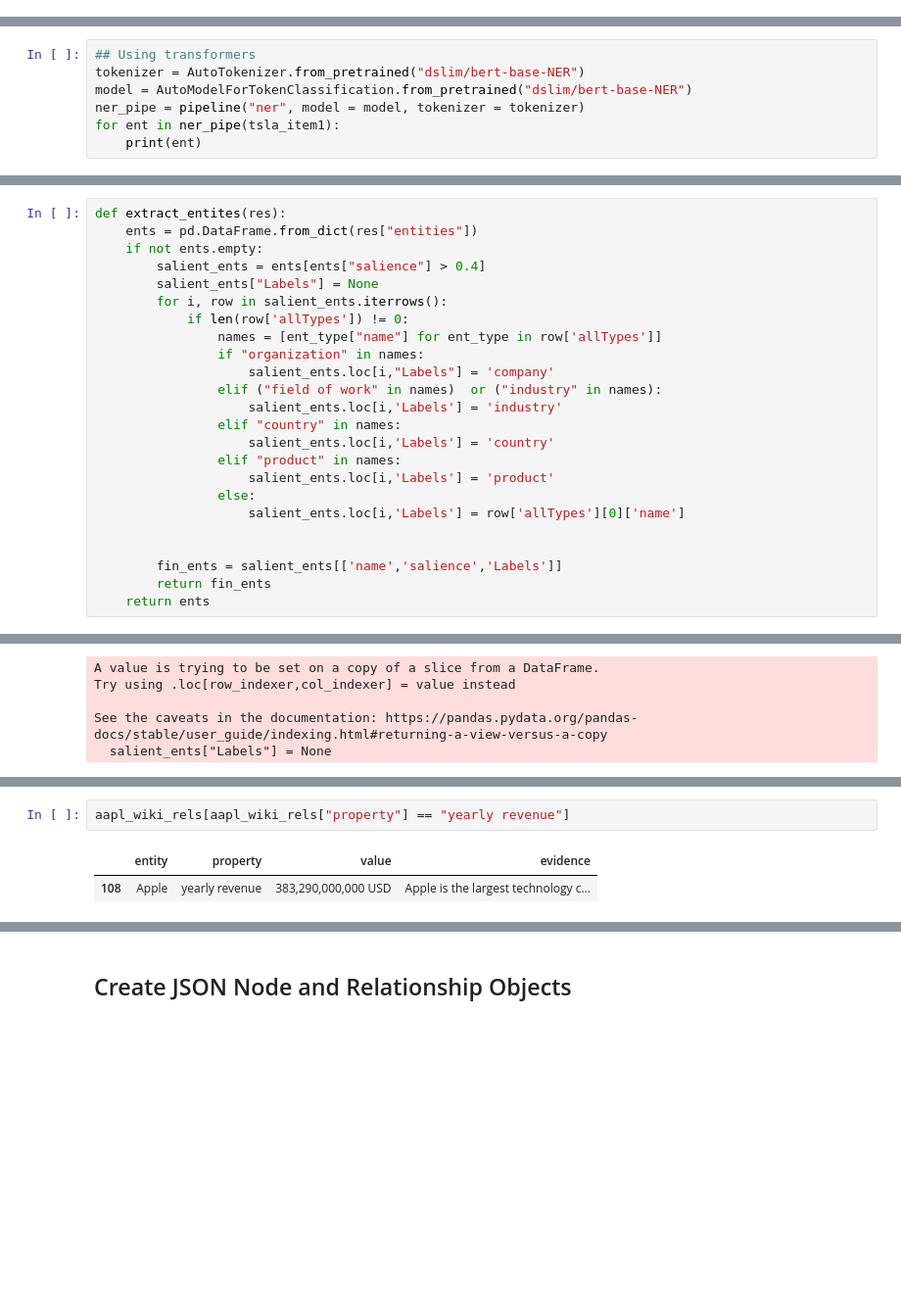
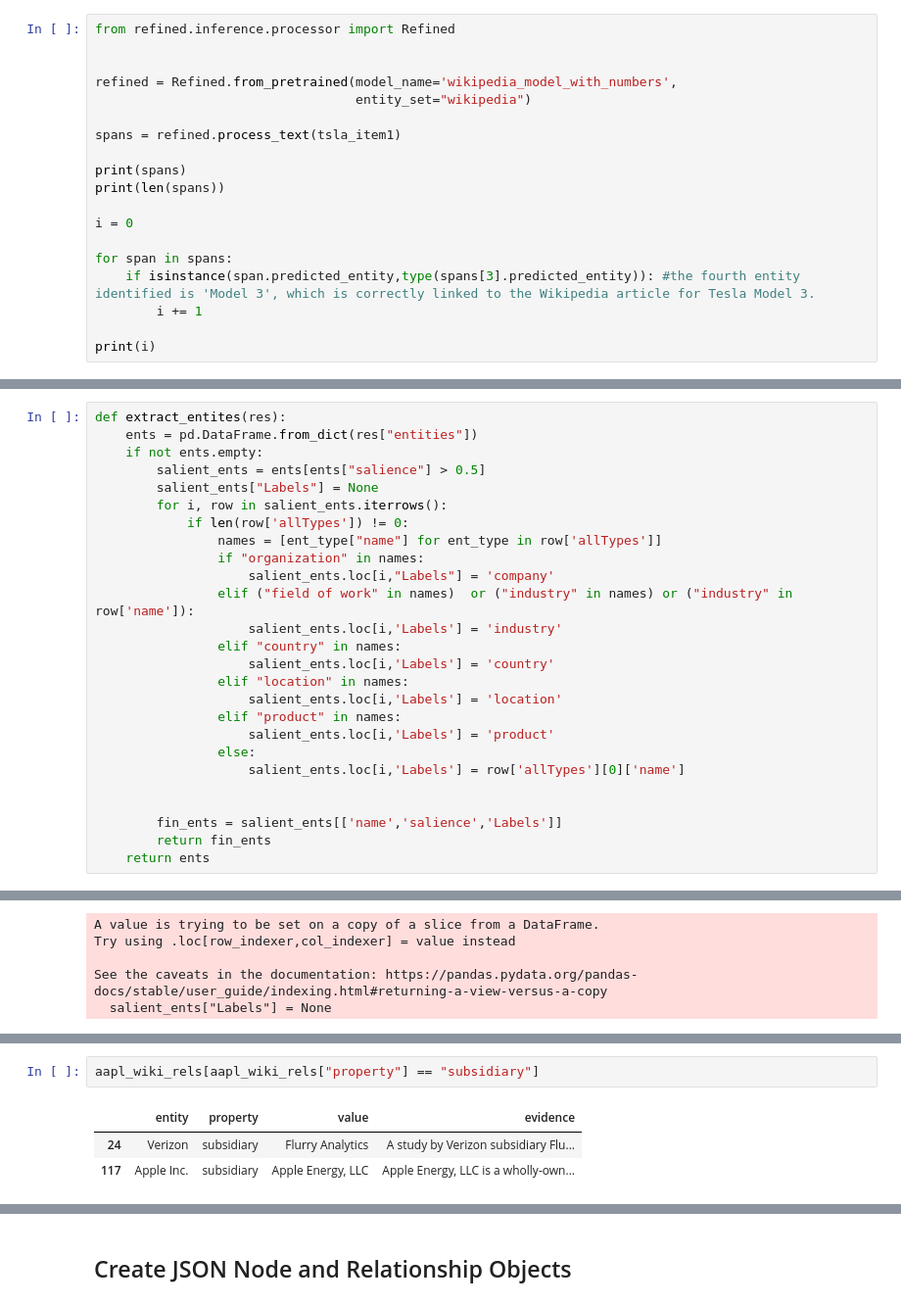
Before and after one commit to AY2425S1-DSA3101-Weeping-Wranglers/WW-AI-GK, a Jupyter notebook: NER.ipynb, the cells around one changed output, grey strips where cells are left out. Shown: that part at 98% size. Cells and saved outputs as stored; diff of their text form; blank space fills up the shorter version.

Commit message:
finish json object creation pipeline

```diff
--- a/NER.ipynb
+++ b/NER.ipynb
@@ -211,0 +339,19 @@ from spacy import displacy
+# %%
+from refined.inference.processor import Refined
+
+
+refined = Refined.from_pretrained(model_name='wikipedia_model_with_numbers',
+                                  entity_set="wikipedia")
+
+spans = refined.process_text(tsla_item1)
+
+print(spans)
+print(len(spans))
+
+i = 0
+
+for span in spans:
+    if isinstance(span.predicted_entity,type(spans[3].predicted_entity)): #the fourth entity identified is 'Model 3', which is correctly linked to the Wikipedia article for Tesla Model 3.
+        i += 1
+
+print(i)
@@ -226,10 +379,3 @@ of entities: location (LOC), organization (ORG), person (PER), and miscellaneous
 relevance.
 - Is the entity central to the text (higher score/salience), or is it just
 mentioned tangentially (lower score/salience)?
-# %%
-## Using transformers
-tokenizer = AutoTokenizer.from_pretrained("dslim/bert-base-NER")
-model = AutoModelForTokenClassification.from_pretrained("dslim/bert-base-NER")
-ner_pipe = pipeline("ner", model = model, tokenizer = tokenizer)
-for ent in ner_pipe(tsla_item1):
-    print(ent)
@@ -298,17 +445,19 @@ Entity Types:
 def extract_entites(res):
     ents = pd.DataFrame.from_dict(res["entities"])
     if not ents.empty:
-        salient_ents = ents[ents["salience"] > 0.4]
+        salient_ents = ents[ents["salience"] > 0.5]
         salient_ents["Labels"] = None
         for i, row in salient_ents.iterrows():
             if len(row['allTypes']) != 0:
                 names = [ent_type["name"] for ent_type in row['allTypes']]
                 if "organization" in names:
                     salient_ents.loc[i,"Labels"] = 'company'
-                elif ("field of work" in names)  or ("industry" in names):
+                elif ("field of work" in names)  or ("industry" in names) or ("industry" in row['name']):
                     salient_ents.loc[i,'Labels'] = 'industry'
                 elif "country" in names:
                     salient_ents.loc[i,'Labels'] = 'country'
+                elif "location" in names:
+                    salient_ents.loc[i,'Labels'] = 'location'
                 elif "product" in names:
                     salient_ents.loc[i,'Labels'] = 'product'
                 else:
@@ -599,8 +780,9 @@ aapl_wiki_rels[aapl_wiki_rels["property"] == "industry"]
 # %%
-aapl_wiki_rels[aapl_wiki_rels["property"] == "yearly revenue"]
+aapl_wiki_rels[aapl_wiki_rels["property"] == "subsidiary"]
 # %% [output]
 |  | entity | property | value | evidence |
-| 108 | Apple | yearly revenue | 383,290,000,000 USD | Apple is the largest technology c... |
+| 24 | Verizon | subsidiary | Flurry Analytics | A study by Verizon subsidiary Flu... |
+| 117 | Apple Inc. | subsidiary | Apple Energy, LLC | Apple Energy, LLC is a wholly-own... |
 # %%
 aapl_wiki_rels[aapl_wiki_rels["property"] == "suppliers"]
 # %% [output]
```
Also changed, not shown: parts of 67 cells of this notebook, 2 other files.
